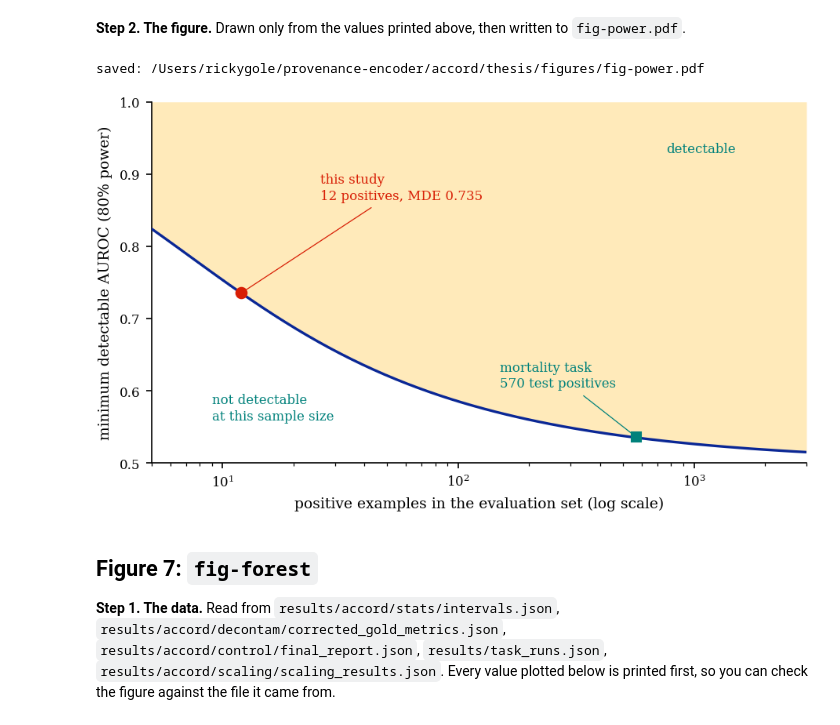
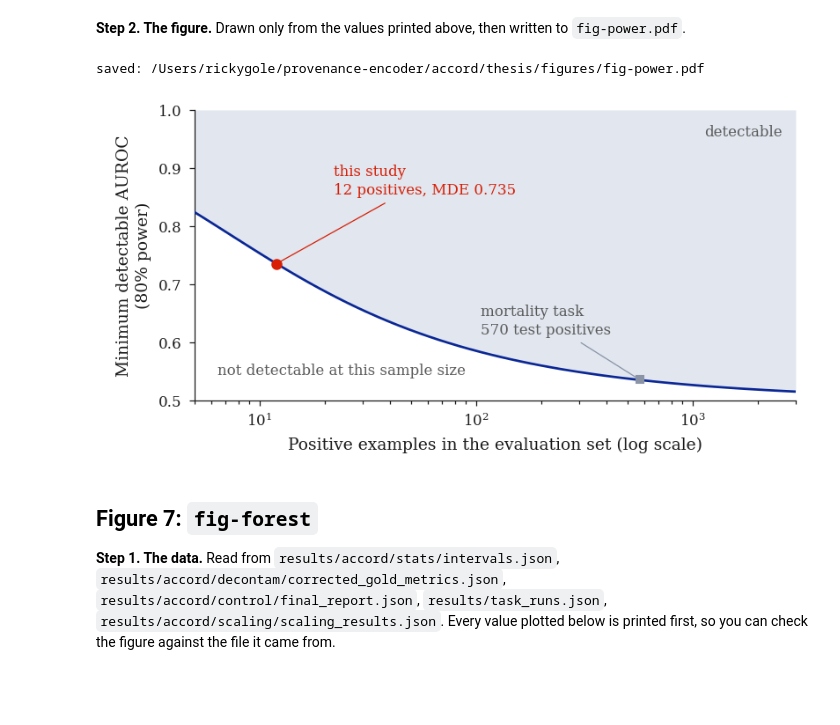
Before and after one commit to Rickygole/provenance-encoder, a Jupyter notebook: accord/thesis/figures/Thesis_Figures_PerFigure.ipynb, the cells around one changed output. Cells and saved outputs as stored; diff of their text form; code cells hidden in the pictures; blank space fills up the shorter version.

```diff
--- a/accord/thesis/figures/Thesis_Figures_PerFigure.ipynb
+++ b/accord/thesis/figures/Thesis_Figures_PerFigure.ipynb
@@ -687,6 +927,12 @@ p_transfer = os.path.join(RESULTS_ACCORD, "generality", "transfer_results_correc
 d_transfer = json.load(open(p_transfer))
 f1 = [d_transfer["hf_reference"]["rule_type_f1"], d_transfer["sepsis"]["rule_type_f1"], d_transfer["aki"]["rule_type_f1"]]
 cohort_labels = ["HF\n(in domain)", "sepsis", "AKI"]
+n_cand = [d_transfer["hf_reference"]["n_candidates"], d_transfer["sepsis"]["n_candidates"],
+          d_transfer["aki"]["n_candidates"]]
+# The three seeds behind each mean, read from the same file the means come from.
+seeds = sorted(d_agg["per_seed"])
+seed_N = [d_agg["per_seed"][s]["authority_scale"]["alpha_nursing"] for s in seeds]
+seed_D = [d_agg["per_seed"][s]["authority_scale"]["alpha_discharge"] for s in seeds]
 
 p_audit = os.path.join(RESULTS_ACCORD, "number_provenance_audit.json")
 d_audit = json.load(open(p_audit))
@@ -698,8 +944,10 @@ claim = next(r for r in d_audit["records"] if "45.2" in r["claim"])
 print("fig-falsification: values plotted")
 print(f"  alpha_N (nursing authority scale), 3-seed mean +/- std : {aN:.4f} +/- {sN:.4f}")
 print(f"  alpha_D (discharge authority scale), 3-seed mean +/- std: {aD:.4f} +/- {sD:.4f}")
-for lab, v in zip(cohort_labels, f1):
-    print(f"  rule-type F1, {lab.replace(chr(10), ' '):16s}: {v:.4f}")
+for lab, v, nc in zip(cohort_labels, f1, n_cand):
+    print(f"  rule-type F1, {lab.replace(chr(10), ' '):16s}: {v:.4f}  (n={nc})")
+print(f"  alpha_N per seed: {['%.4f' % v for v in seed_N]}")
+print(f"  alpha_D per seed: {['%.4f' % v for v in seed_D]}")
 print("  alpha initialisation 0.5 / 1.0: a stated design constant, not a measurement;")
 print("    it is in no result file, and the figure legend now says so.")
 print("  NOT plotted (removed): held-out rule-prediction accuracy 0.4515")
@@ -817,38 +1105,37 @@ fig-power: values plotted
 # %% [markdown]
 **Step 2. The figure.** Drawn only from the values printed above, then written to `fig-power.pdf`.
 # %%
-fig, ax = plt.subplots(figsize=(6.4, 3.7))
-fig.subplots_adjust(left=0.115, right=0.985, top=0.975, bottom=0.145)
-ax.plot(n_pos_grid, np.clip(mde_grid, 0.5, 1.0), color=DARK, lw=1.6, zorder=3)
-ax.fill_between(n_pos_grid, np.clip(mde_grid, .5, 1), 1.0, color=FILL, alpha=.45, lw=0, zorder=1)
-ax.text(760, 0.93, "detectable", fontsize=8.0, color=MID)
-ax.text(9, 0.56, "not detectable\nat this sample size", fontsize=8.0, color=MID,
-        linespacing=1.3)
-# Both markers are placed on the curve the axes actually draw. The study marker
-# used to be plotted at the stored 0.7382, which this curve does not pass through.
-# Round marker for the study, square for the comparator: in a greyscale print the
-# scarlet and the teal are close in luminance, so shape carries the distinction.
-ax.plot([n_pos_study], [mde_study], "o", color=RED, ms=6.5, zorder=5)
+fig, ax = plt.subplots(figsize=(FIGW, 2.75))
+canvas(fig)
+fig.subplots_adjust(left=0.135, right=0.985, top=0.965, bottom=0.165)
+ax.fill_between(n_pos_grid, np.clip(mde_grid, .5, 1), 1.0, color=PALE, alpha=.55, lw=0, zorder=1)
+ax.plot(n_pos_grid, np.clip(mde_grid, 0.5, 1.0), color=BLUE, lw=1.3, zorder=3)
+ax.text(2600, 0.955, "detectable", fontsize=8.0, color=MUTE, ha="right")
+ax.text(6.4, 0.545, "not detectable at this sample size", fontsize=8.0, color=MUTE)
+# The study is the one accented mark. The comparator recedes to grey, and the
+# two also differ in shape, so a greyscale print keeps them apart.
+ax.plot([mort_n_pos], [mort_mde], "s", color=GREY, ms=4.2, zorder=5)
+ax.annotate(f"mortality task\n{mort_n_pos} test positives", (mort_n_pos, mort_mde),
+            xytext=(105, 0.615), fontsize=8.0, color=MUTE, linespacing=1.3,
+            arrowprops=dict(arrowstyle="-", lw=.6, color=GREY))
+ax.plot([n_pos_study], [mde_study], "o", color=SCARLET, ms=5.0, zorder=5)
 ax.annotate(f"this study\n{n_pos_study} positives, MDE {mde_study:.3f}",
-             (n_pos_study, mde_study), xytext=(26, 0.865),
-             fontsize=8.0, color=RED, linespacing=1.3,
-             arrowprops=dict(arrowstyle="-", lw=.6, color=RED))
-ax.plot([mort_n_pos], [mort_mde], "s", color=MID, ms=5.5, zorder=5)
-ax.annotate(f"mortality task\n{mort_n_pos} test positives", (mort_n_pos, mort_mde),
-             xytext=(150, 0.605), fontsize=8.0, color=MID, linespacing=1.3,
-             arrowprops=dict(arrowstyle="-", lw=.6, color=MID))
-ax.set_xscale("log")
-ax.set_xlabel("positive examples in the evaluation set (log scale)")
-ax.set_ylabel(f"minimum detectable AUROC ({power_study * 100:.0f}% power)")
-ax.set_ylim(0.5, 1.0)
-ax.set_xlim(5, 3000)
-if SHOW_INFIGURE_TITLES: ax.set_title("What each evaluation in this thesis could have seen", loc="left", fontsize=9.5, pad=8)
+            (n_pos_study, mde_study), xytext=(22, 0.855),
+            fontsize=8.0, color=SCARLET, linespacing=1.3,
+            arrowprops=dict(arrowstyle="-", lw=.6, color=SCARLET))
+ax.set_xscale("log"); ax.set_xlabel("Positive examples in the evaluation set (log scale)")
+ax.set_ylabel(f"Minimum detectable AUROC\n({power_study*100:.0f}% power)", linespacing=1.3)
+ax.set_ylim(0.5, 1.0); ax.set_xlim(5, 3000)
+ax.set_yticks([0.5, 0.6, 0.7, 0.8, 0.9, 1.0])
+lean(ax, ybounds=(0.5, 1.0))
+if SHOW_INFIGURE_TITLES: ax.set_title("What each evaluation in this thesis could have seen",
+             loc="left", fontsize=9.5, pad=8)
 
 save_fig(fig, "fig-power.pdf")
 plt.show()
 # %% [output]
 saved: /Users/rickygole/provenance-encoder/accord/thesis/figures/fig-power.pdf
-[figure, old version]
+[figure, new version]
 # %% [markdown]
 ## Figure 7: `fig-forest`
 
```
Also changed, not shown: parts of 21 cells of this notebook, 30 other files.
